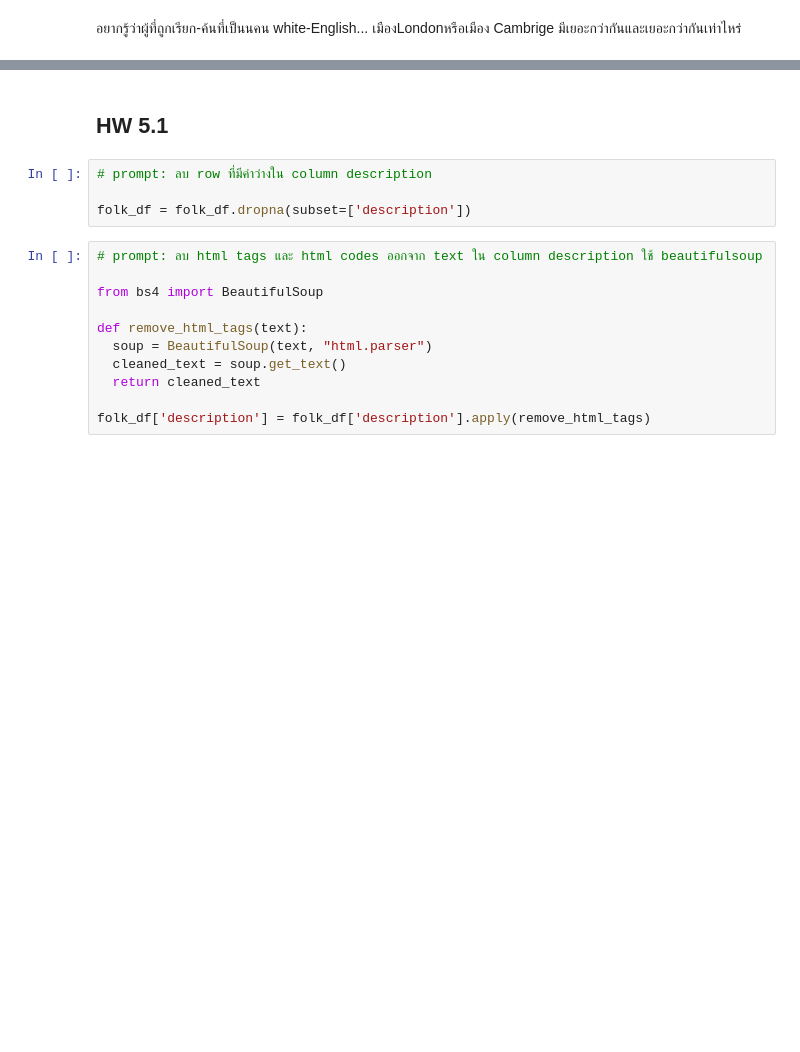
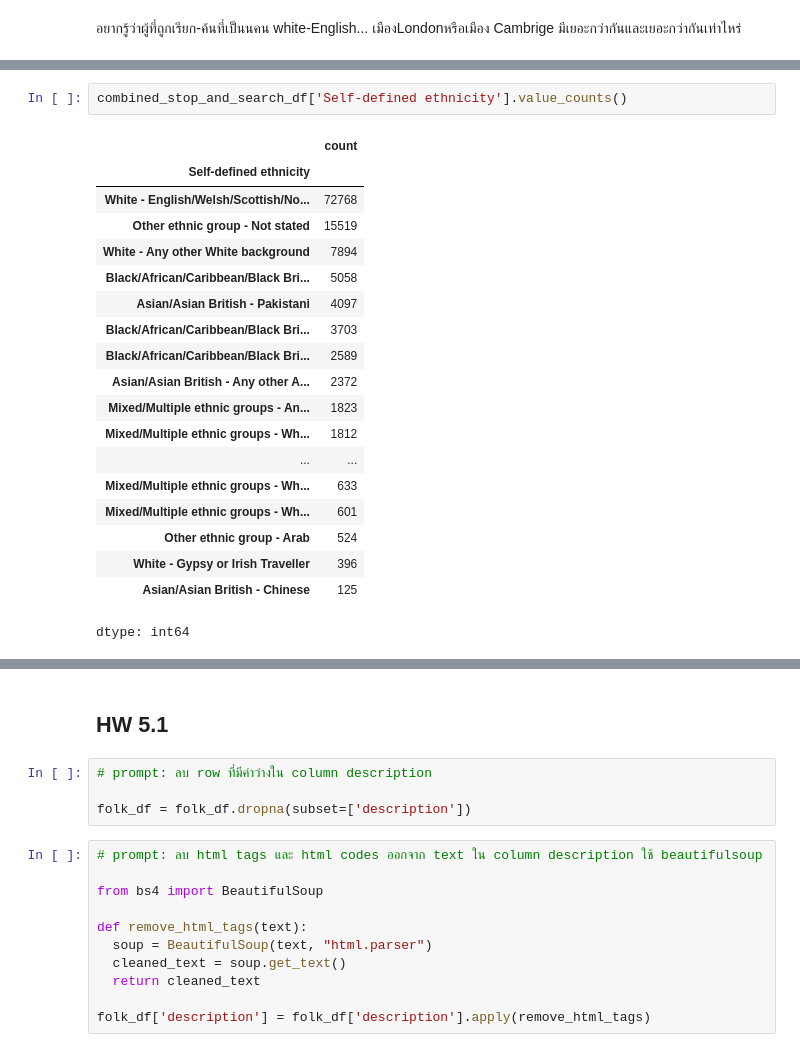
Before and after one commit to bugsotim/dataviz2025, a Jupyter notebook: Pandas_101_2025.ipynb, the cells around one changed output, grey strips where cells are left out. Cells and saved outputs as stored; diff of their text form; blank space fills up the shorter version.

```diff
--- a/Pandas_101_2025.ipynb
+++ b/Pandas_101_2025.ipynb
@@ -259,0 +355,22 @@ FileNotFoundError: [Errno 2] No such file or directory: '/content/drive/MyDrive/
+# %%
+combined_stop_and_search_df['Self-defined ethnicity'].value_counts()
+# %% [output]
+|  | count |
+| Self-defined ethnicity |  |
+| White - English/Welsh/Scottish/No... | 72768 |
+| Other ethnic group - Not stated | 15519 |
+| White - Any other White background | 7894 |
+| Black/African/Caribbean/Black Bri... | 5058 |
+| Asian/Asian British - Pakistani | 4097 |
+| Black/African/Caribbean/Black Bri... | 3703 |
+| Black/African/Caribbean/Black Bri... | 2589 |
+| Asian/Asian British - Any other A... | 2372 |
+| Mixed/Multiple ethnic groups - An... | 1823 |
+| Mixed/Multiple ethnic groups - Wh... | 1812 |
+| ... | ... |
+| Mixed/Multiple ethnic groups - Wh... | 633 |
+| Mixed/Multiple ethnic groups - Wh... | 601 |
+| Other ethnic group - Arab | 524 |
+| White - Gypsy or Irish Traveller | 396 |
+| Asian/Asian British - Chinese | 125 |
+dtype: int64
```
Also changed, not shown: parts of 18 cells of this notebook.
